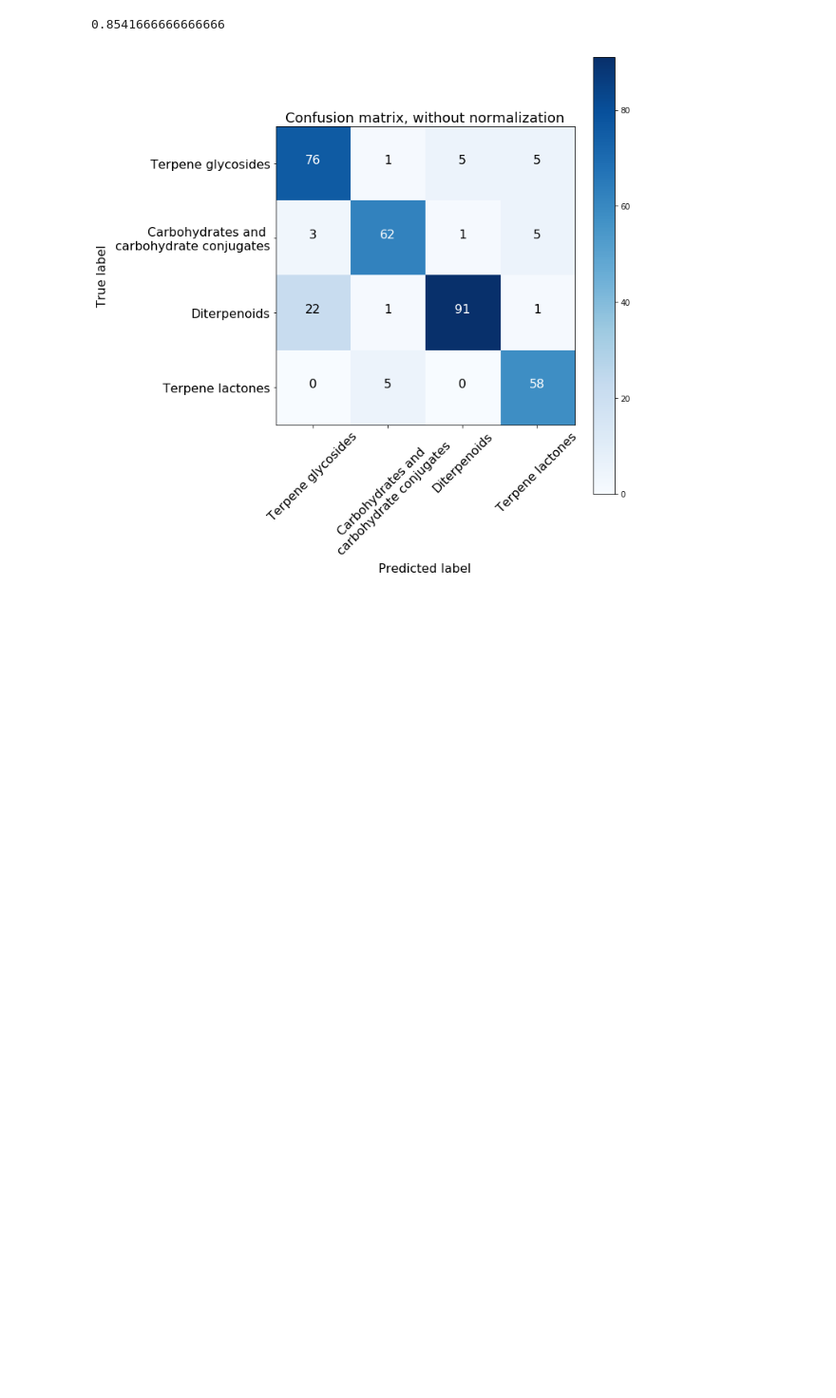
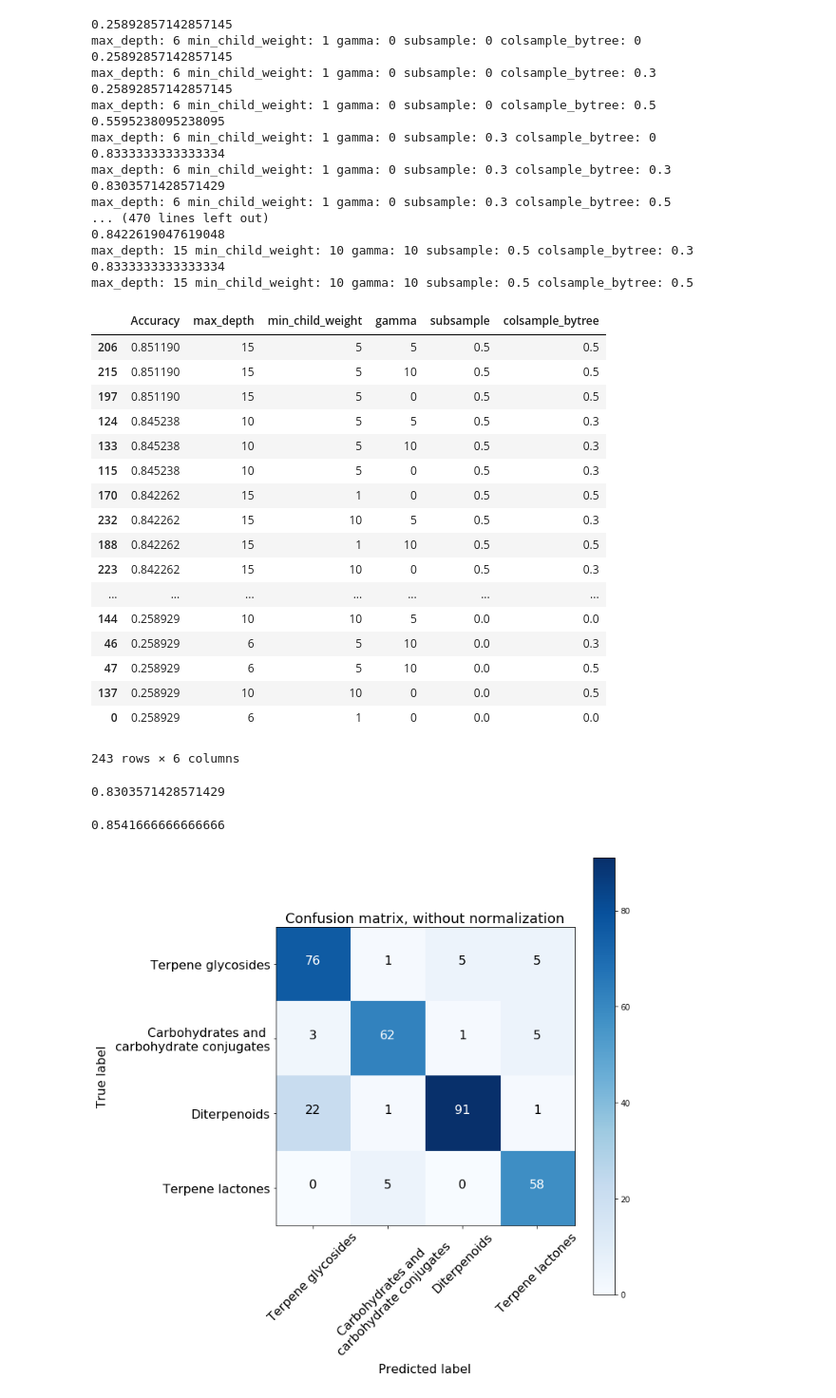
Before and after one commit to tobigithub/ms2class-1, a Jupyter notebook: ipynb/Best Accuracy Positive with XGBoost.ipynb, the cells around one changed output. Shown at 95% size. Saved outputs shown, nothing was run; the diff lists cells and outputs as text; code cells hidden in the pictures; blank space fills up the shorter version.

```diff
--- a/ipynb/Best Accuracy Positive with XGBoost.ipynb
+++ b/ipynb/Best Accuracy Positive with XGBoost.ipynb
@@ -20,7 +21,10 @@ from sklearn.model_selection import KFold
 from sklearn.model_selection import cross_val_score
 # %%
 # read data
-df = pd.read_csv('../data/feature_importance_pos.csv', index_col=0)
+df = pd.concat([
+    pd.read_csv('../data/feature_selection_positive.csv', index_col=0),
+    pd.read_csv('../data/decomp_pos.csv', index_col=0).drop('Subclass', axis=1)
+], axis=1)
 
 # divide objective and target
 objective = df.Subclass
@@ -38,12 +42,13 @@ X_train, X_test, y_train, y_test = train_test_split(
 # %%
 # gridsearch
 def grid_search_():
+    warnings.filterwarnings('ignore')
     t = []
-    for i in [5, 6]: # max_depth:
-        for p in [4, 5]: # min_child_weight
-            for l in [0]: # gamma
-                for m in [1]: # subsample
-                    for b in [1]: # colsample_bytree
+    for i in [6, 10, 15]: # max_depth:
+        for p in [1, 5, 10]: # min_child_weight
+            for l in [0, 5, 10]: # gamma
+                for m in [0, 0.3, 0.5]: # subsample
+                    for b in [0, 0.3, 0.5]: # colsample_bytree
                         f =[]
                         gbm = xgb.XGBClassifier(
                             device='gpu',
@@ -55,7 +60,7 @@ def grid_search_():
                             gamma=l,
                             subsample=m,
                             colsample_bytree=b,
-                            n_estimators=100,
+                            n_estimators=200,
             #                 learning_rate=0.01
                         ).fit(X_train, y_train)
 
@@ -65,6 +70,13 @@ def grid_search_():
                         ])
 
                         print(gbm.score(X_test, y_test))
+                        print(
+                            'max_depth: '+str(i),
+                            'min_child_weight: '+str(p),
+                            'gamma: '+str(l),
+                            'subsample: '+str(m),
+                            'colsample_bytree: '+str(b),
+                        )
 
     t = pd.DataFrame(t, columns=[
         'Accuracy',
@@ -76,4 +88,42 @@ def grid_search_():
     ]).sort_values('Accuracy', ascending=False)
 
     return t
+# %%
+grid_search_()
+# %% [output]
+0.25892857142857145
+max_depth: 6 min_child_weight: 1 gamma: 0 subsample: 0 colsample_bytree: 0
+0.25892857142857145
+max_depth: 6 min_child_weight: 1 gamma: 0 subsample: 0 colsample_bytree: 0.3
+0.25892857142857145
+max_depth: 6 min_child_weight: 1 gamma: 0 subsample: 0 colsample_bytree: 0.5
+0.5595238095238095
+max_depth: 6 min_child_weight: 1 gamma: 0 subsample: 0.3 colsample_bytree: 0
+0.8333333333333334
+max_depth: 6 min_child_weight: 1 gamma: 0 subsample: 0.3 colsample_bytree: 0.3
+0.8303571428571429
+max_depth: 6 min_child_weight: 1 gamma: 0 subsample: 0.3 colsample_bytree: 0.5
+... (470 lines left out)
+0.8422619047619048
+max_depth: 15 min_child_weight: 10 gamma: 10 subsample: 0.5 colsample_bytree: 0.3
+0.8333333333333334
+max_depth: 15 min_child_weight: 10 gamma: 10 subsample: 0.5 colsample_bytree: 0.5
+|  | Accuracy | max_depth | min_child_weight | gamma | subsample | colsample_bytree |
+| 206 | 0.851190 | 15 | 5 | 5 | 0.5 | 0.5 |
+| 215 | 0.851190 | 15 | 5 | 10 | 0.5 | 0.5 |
+| 197 | 0.851190 | 15 | 5 | 0 | 0.5 | 0.5 |
+| 124 | 0.845238 | 10 | 5 | 5 | 0.5 | 0.3 |
+| 133 | 0.845238 | 10 | 5 | 10 | 0.5 | 0.3 |
+| 115 | 0.845238 | 10 | 5 | 0 | 0.5 | 0.3 |
+| 170 | 0.842262 | 15 | 1 | 0 | 0.5 | 0.5 |
+| 232 | 0.842262 | 15 | 10 | 5 | 0.5 | 0.3 |
+| 188 | 0.842262 | 15 | 1 | 10 | 0.5 | 0.5 |
+| 223 | 0.842262 | 15 | 10 | 0 | 0.5 | 0.3 |
+| ... | ... | ... | ... | ... | ... | ... |
+| 144 | 0.258929 | 10 | 10 | 5 | 0.0 | 0.0 |
+| 46 | 0.258929 | 6 | 5 | 10 | 0.0 | 0.3 |
+| 47 | 0.258929 | 6 | 5 | 10 | 0.0 | 0.5 |
+| 137 | 0.258929 | 10 | 10 | 0 | 0.0 | 0.5 |
+| 0 | 0.258929 | 6 | 1 | 0 | 0.0 | 0.0 |
+243 rows × 6 columns
 # %%
@@ -93,3 +143,7 @@ gbm = xgb.XGBClassifier(
+# %%
+gbm.score(X_test, y_test)
+# %% [output]
+0.8303571428571429
 # %%
 # pickle.dump(gbm, open('../model/XGB_best_params.sav', 'wb'))
 # %%
```
Also changed, not shown: parts of 2 cells of this notebook, 9 other files.
